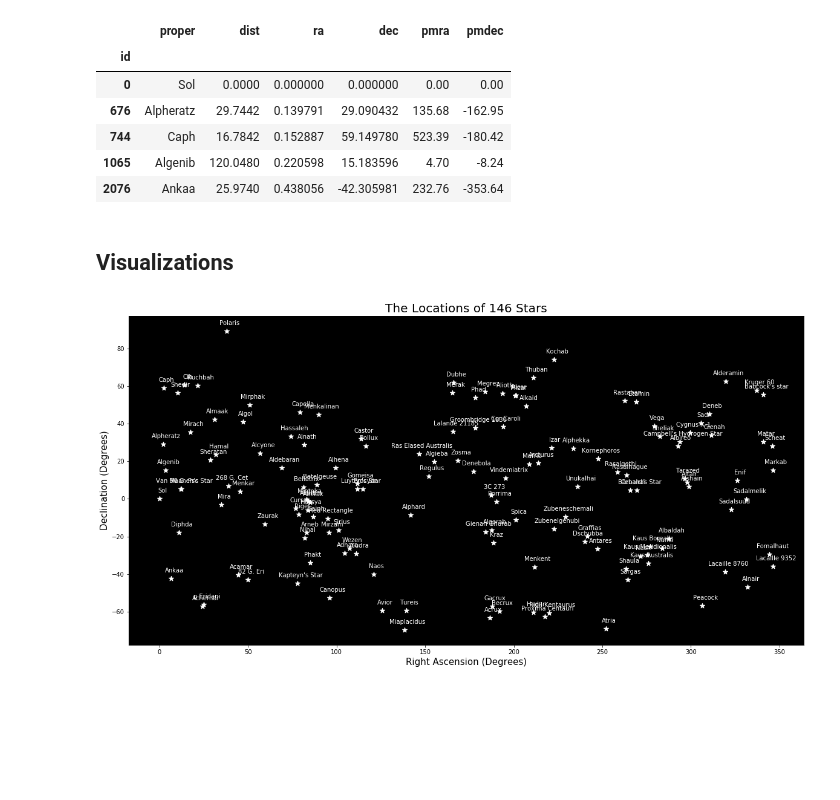
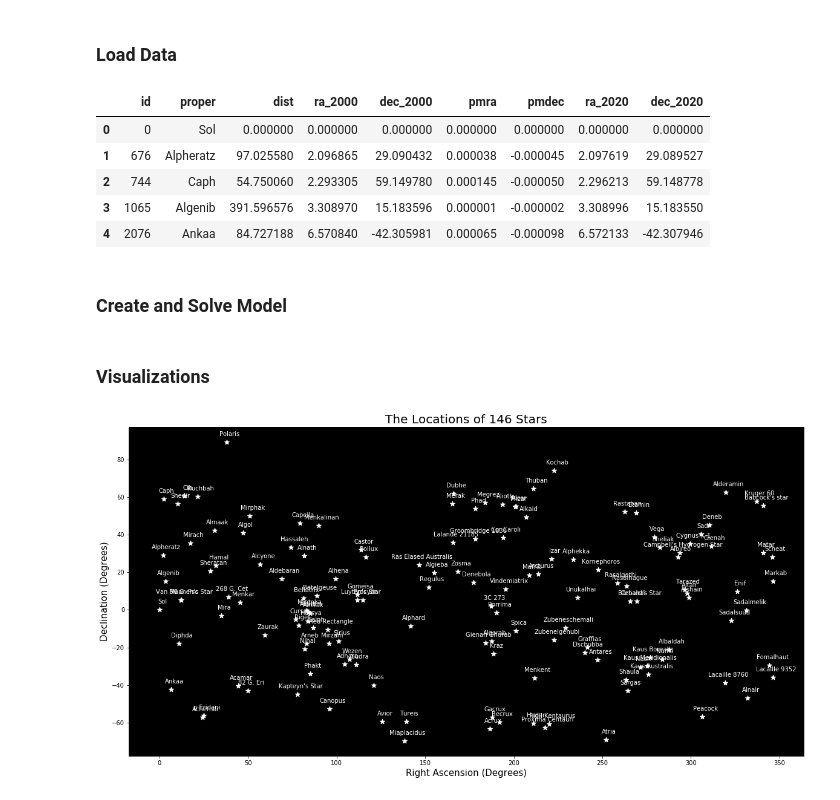
Before and after one commit to engri-1101/textbook, a Jupyter notebook: travelling_salesman_problem/radio_telescope_demo.ipynb, the cells around one changed output. Cells and saved outputs as stored; diff of their text form; code cells hidden in the pictures; blank space fills up the shorter version.

```diff
--- a/travelling_salesman_problem/radio_telescope_demo.ipynb
+++ b/travelling_salesman_problem/radio_telescope_demo.ipynb
@@ -21,25 +8,31 @@ data.head()
-# %%
-# clean the dataframe to only include fields we are interested in
-data = data[~data['proper'].isna()][['proper', 'dist', 'ra', 'dec', 'pmra', 'pmdec']].dropna()
-data.head()
-# %% [output]
-|  | proper | dist | ra | dec | pmra | pmdec |
-| id |  |  |  |  |  |  |
-| 0 | Sol | 0.0000 | 0.000000 | 0.000000 | 0.00 | 0.00 |
-| 676 | Alpheratz | 29.7442 | 0.139791 | 29.090432 | 135.68 | -162.95 |
-| 744 | Caph | 16.7842 | 0.152887 | 59.149780 | 523.39 | -180.42 |
-| 1065 | Algenib | 120.0480 | 0.220598 | 15.183596 | 4.70 | -8.24 |
-| 2076 | Ankaa | 25.9740 | 0.438056 | -42.305981 | 232.76 | -353.64 |
+# %% [markdown]
+### Load Data
 # %%
+# load dataframe
+data = pd.read_csv('data-demo/hygdata_v3.csv').set_index('id') # read a CSV file
+data = data[~data['proper'].isna()][['proper', 'dist', 'ra', 'dec', 'pmra', 'pmdec']].dropna()
+data = data.reset_index()
+
 # unit conversions
 data['dist'] = data['dist'].apply(lambda x: x*3.262) # convert from parsecs to lightyears
 data['ra'] = data['ra'].apply(lambda x: x*15) # convert from hours to degrees
 data['pmra'] = data['pmra'].apply(lambda x: x*2.7777776630942*10**(-7)) # convert to degrees per year
 data['pmdec'] = data['pmdec'].apply(lambda x: x*2.7777776630942*10**(-7)) # convert to degrees per year
 
 # rename fields
 data = data.rename(columns={'ra' : 'ra_2000', 'dec' : 'dec_2000'})
 
 # calcualte 2020 right ascension and declination
 data['ra_2020'] = data['ra_2000'] + 20*data['pmra']
 data['dec_2020'] = data['dec_2000'] + 20*data['pmdec']
+
+data.head() # preview
+# %% [output]
+|  | id | proper | dist | ra_2000 | dec_2000 | pmra | pmdec | ra_2020 | dec_2020 |
+| 0 | 0 | Sol | 0.000000 | 0.000000 | 0.000000 | 0.000000 | 0.000000 | 0.000000 | 0.000000 |
+| 1 | 676 | Alpheratz | 97.025580 | 2.096865 | 29.090432 | 0.000038 | -0.000045 | 2.097619 | 29.089527 |
+| 2 | 744 | Caph | 54.750060 | 2.293305 | 59.149780 | 0.000145 | -0.000050 | 2.296213 | 59.148778 |
+| 3 | 1065 | Algenib | 391.596576 | 3.308970 | 15.183596 | 0.000001 | -0.000002 | 3.308996 | 15.183550 |
+| 4 | 2076 | Ankaa | 84.727188 | 6.570840 | -42.305981 | 0.000065 | -0.000098 | 6.572133 | -42.307946 |
+# %% [markdown]
+### Create and Solve Model
@@ -46,5 +97,5 @@ data['dec_2020'] = data['dec_2000'] + 20*data['pmdec']
 # %% [markdown]
-## Visualizations
+### Visualizations
 # %%
 # generate a visualization of the star locations
 plt.figure(figsize=(20,10))
```
Also changed, not shown: parts of 9 cells of this notebook.
